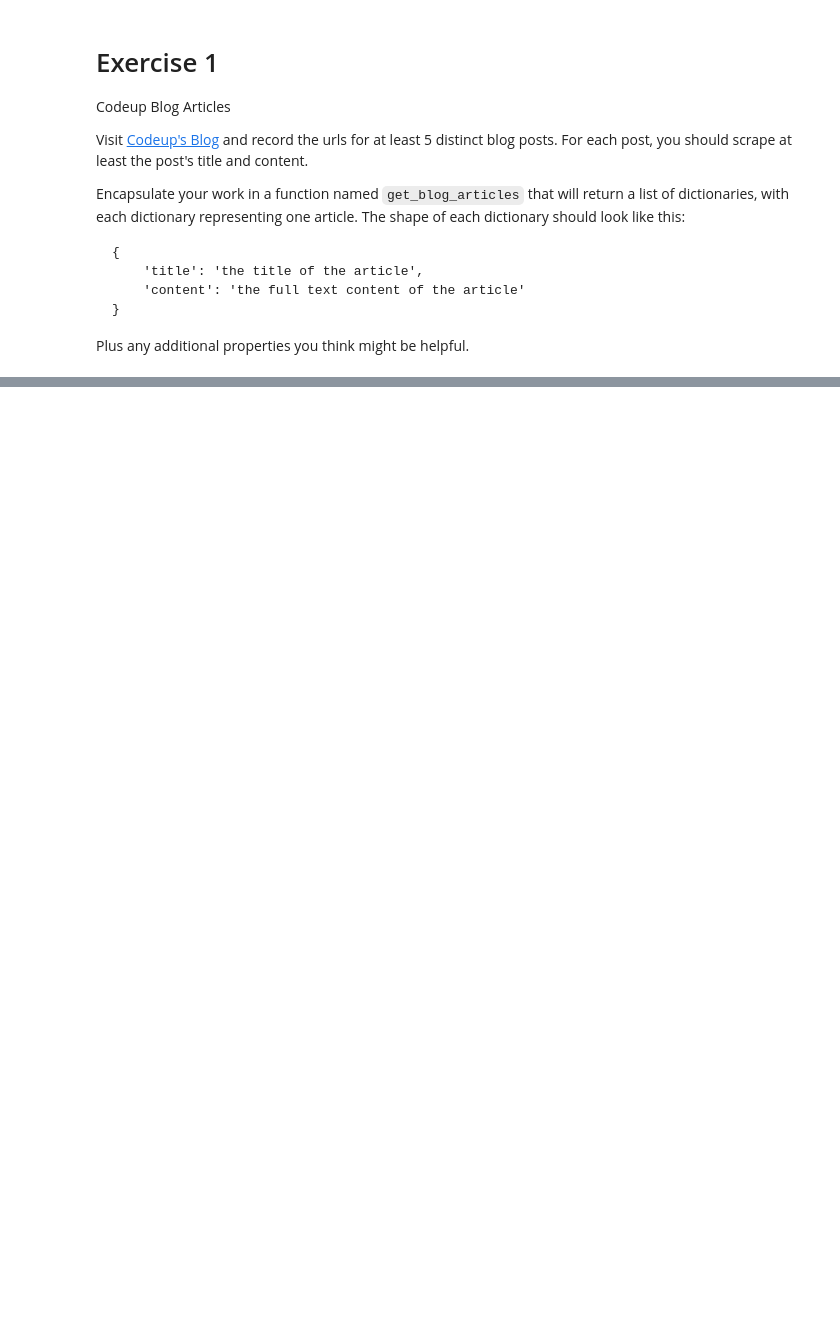
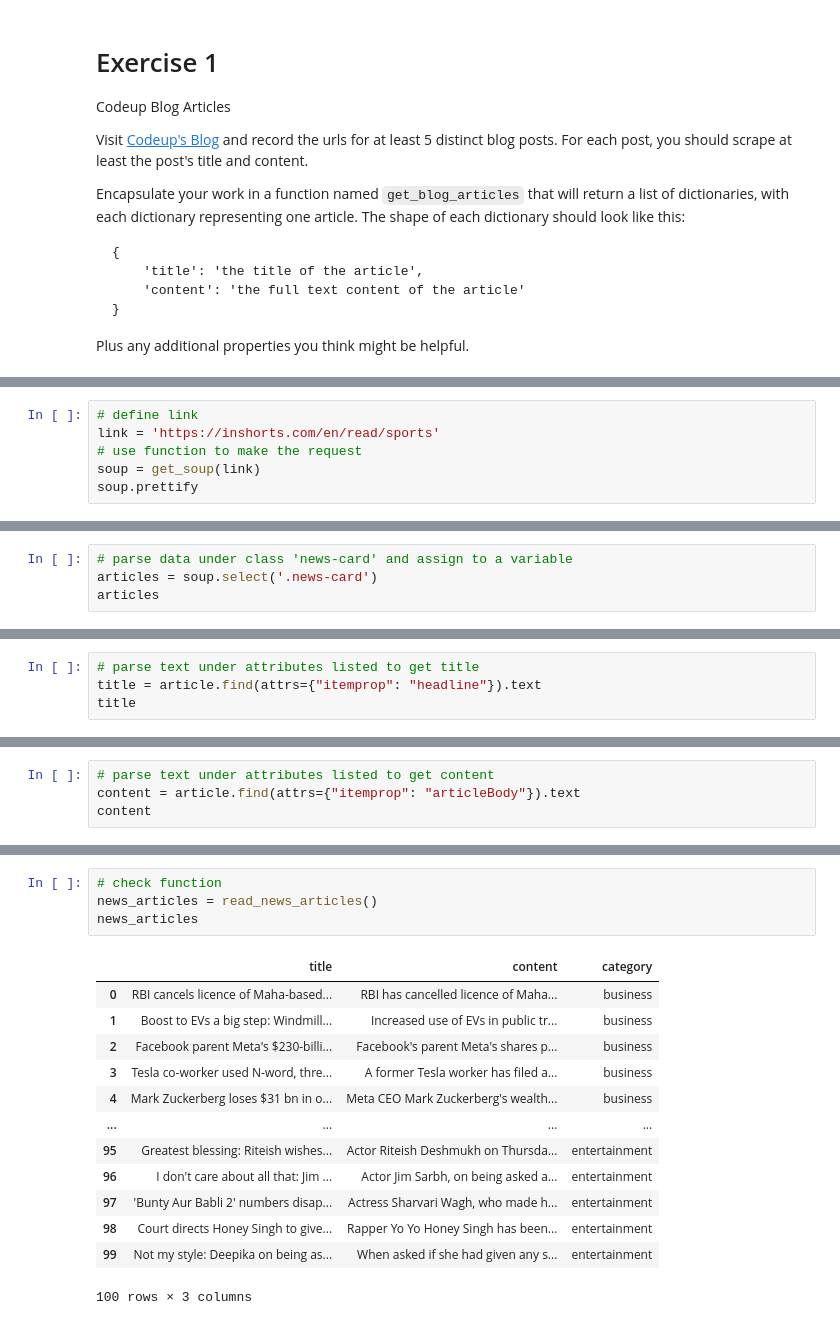
Before and after one commit to lainslie-18/natural-language-processing-exercises, a Jupyter notebook: acquire.ipynb, the cells around one changed output, grey strips where cells are left out. Saved outputs shown, nothing was run; the diff lists cells and outputs as text; blank space fills up the shorter version.

```diff
--- a/acquire.ipynb
+++ b/acquire.ipynb
@@ -278,0 +326,6 @@ Name: link, dtype: object
+# %%
+# define link
+link = 'https://inshorts.com/en/read/sports'
+# use function to make the request
+soup = get_soup(link)
+soup.prettify
@@ -278,0 +350,4 @@ Name: link, dtype: object
+# %%
+# parse data under class 'news-card' and assign to a variable
+articles = soup.select('.news-card')
+articles
@@ -278,0 +394,4 @@ Name: link, dtype: object
+# %%
+# parse text under attributes listed to get title
+title = article.find(attrs={"itemprop": "headline"}).text
+title
@@ -278,0 +400,4 @@ Name: link, dtype: object
+# %%
+# parse text under attributes listed to get content
+content = article.find(attrs={"itemprop": "articleBody"}).text
+content
@@ -278,0 +451,18 @@ Name: link, dtype: object
+# %%
+# check function
+news_articles = read_news_articles()
+news_articles
+# %% [output]
+|  | title | content | category |
+| 0 | RBI cancels licence of Maha-based... | RBI has cancelled licence of Maha... | business |
+| 1 | Boost to EVs a big step: Windmill... | Increased use of EVs in public tr... | business |
+| 2 | Facebook parent Meta's $230-billi... | Facebook's parent Meta's shares p... | business |
+| 3 | Tesla co-worker used N-word, thre... | A former Tesla worker has filed a... | business |
+| 4 | Mark Zuckerberg loses $31 bn in o... | Meta CEO Mark Zuckerberg's wealth... | business |
+| ... | ... | ... | ... |
+| 95 | Greatest blessing: Riteish wishes... | Actor Riteish Deshmukh on Thursda... | entertainment |
+| 96 | I don't care about all that: Jim ... | Actor Jim Sarbh, on being asked a... | entertainment |
+| 97 | 'Bunty Aur Babli 2' numbers disap... | Actress Sharvari Wagh, who made h... | entertainment |
+| 98 | Court directs Honey Singh to give... | Rapper Yo Yo Honey Singh has been... | entertainment |
+| 99 | Not my style: Deepika on being as... | When asked if she had given any s... | entertainment |
+100 rows × 3 columns
```
Also changed, not shown: parts of 49 cells of this notebook, 6 other files.
